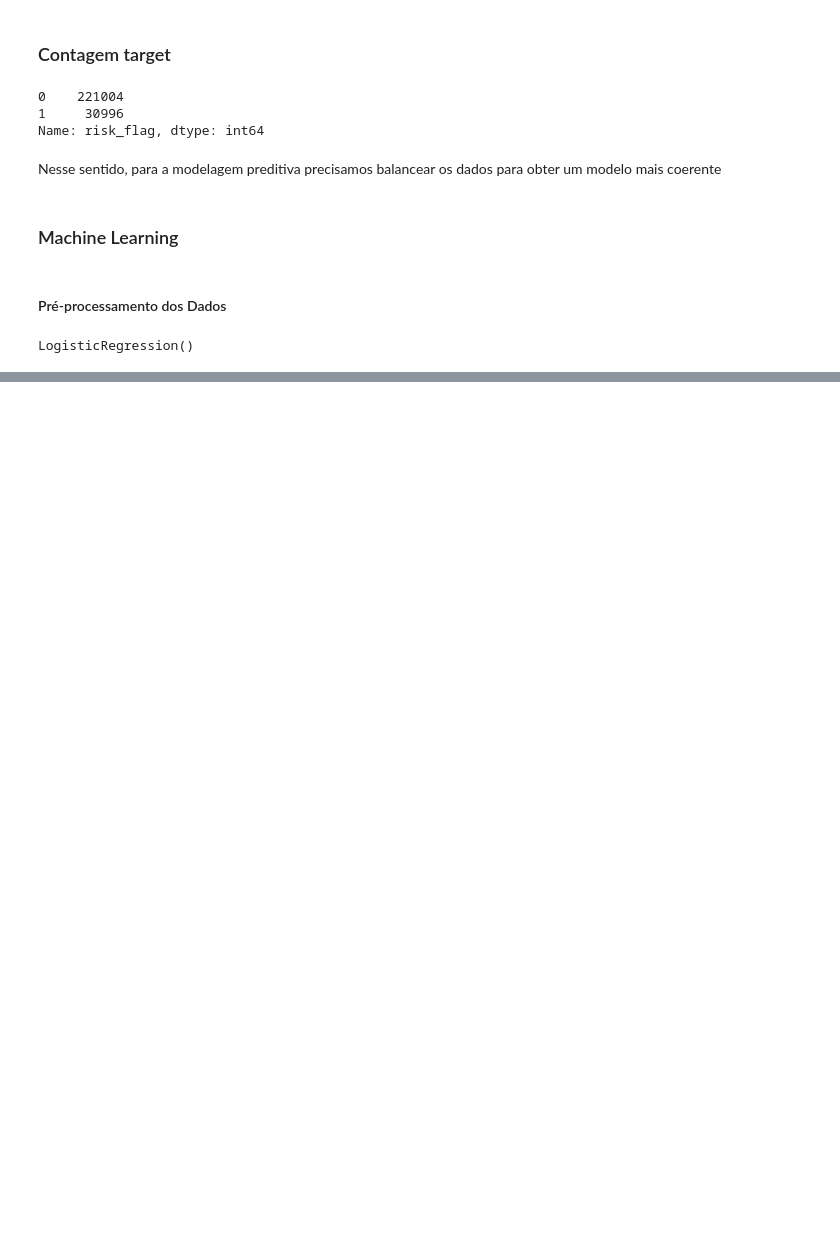
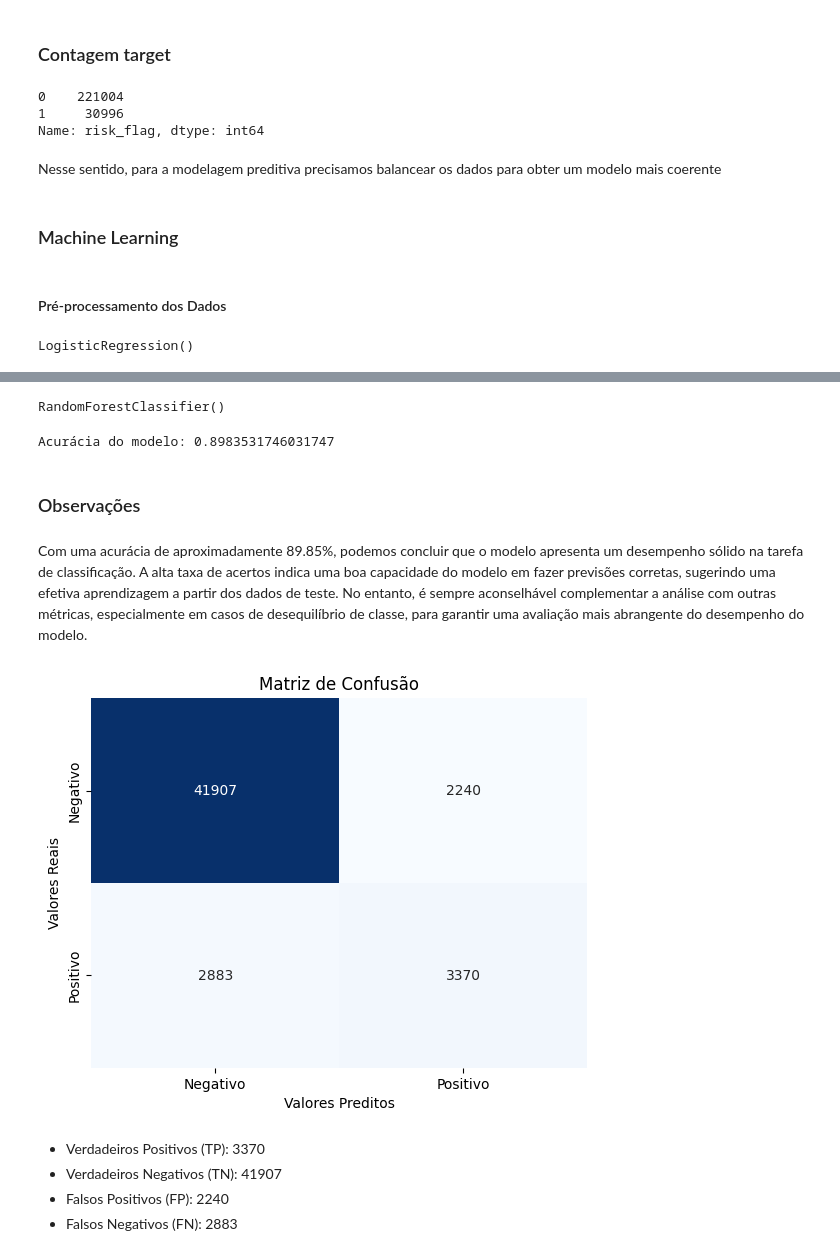
Before and after one commit to gabri190/big-Data-Credit-risk, a Jupyter notebook: project.ipynb, the cells around one changed output, grey strips where cells are left out. Cells and saved outputs as stored; diff of their text form; code cells hidden in the pictures; blank space fills up the shorter version.

```diff
--- a/project.ipynb
+++ b/project.ipynb
@@ -429,0 +461,49 @@ LogisticRegression()
+# %%
+from sklearn.model_selection import train_test_split
+from sklearn.ensemble import RandomForestClassifier
+from sklearn.metrics import accuracy_score
+
+# Dividir os dados em conjuntos de treino e teste
+X_train, X_test, y_train, y_test = train_test_split(X,y, test_size=0.2, random_state=42)
+# %%
+# Criar e treinar um modelo RandomForest
+model = RandomForestClassifier()
+# %%
+model.fit(X_train, y_train)
+# %% [output]
+RandomForestClassifier()
+# %%
+# Fazer previsões
+predictions = model.predict(X_test)
+
+# Avaliar a precisão do modelo
+accuracy = accuracy_score(y_test, predictions)
+print(f'Acurácia do modelo: {accuracy}')
+# %% [output]
+Acurácia do modelo: 0.8983531746031747
+# %% [markdown]
+### Observações
+# %% [markdown]
+Com uma acurácia de aproximadamente 89.85%, podemos concluir que o modelo apresenta um desempenho sólido na tarefa de classificação. A alta taxa de acertos indica uma boa capacidade do modelo em fazer previsões corretas, sugerindo uma efetiva aprendizagem a partir dos dados de teste. No entanto, é sempre aconselhável complementar a análise com outras métricas, especialmente em casos de desequilíbrio de classe, para garantir uma avaliação mais abrangente do desempenho do modelo.
+# %%
+from sklearn.metrics import confusion_matrix
+
+# Calcular a matriz de confusão
+cm = confusion_matrix(y_test, predictions)
+
+# Criar um heatmap da matriz de confusão
+sns.heatmap(cm, annot=True, fmt="d", cmap="Blues", cbar=False,
+            xticklabels=['Negativo', 'Positivo'],
+            yticklabels=['Negativo', 'Positivo'])
+
+plt.title('Matriz de Confusão')
+plt.xlabel('Valores Preditos')
+plt.ylabel('Valores Reais')
+plt.show()
+# %% [output]
+[figure, added]
+# %% [markdown]
+- Verdadeiros Positivos (TP): 3370
+- Verdadeiros Negativos (TN): 41907
+- Falsos Positivos (FP): 2240
+- Falsos Negativos (FN): 2883
```
Also changed, not shown: parts of 11 cells of this notebook.
